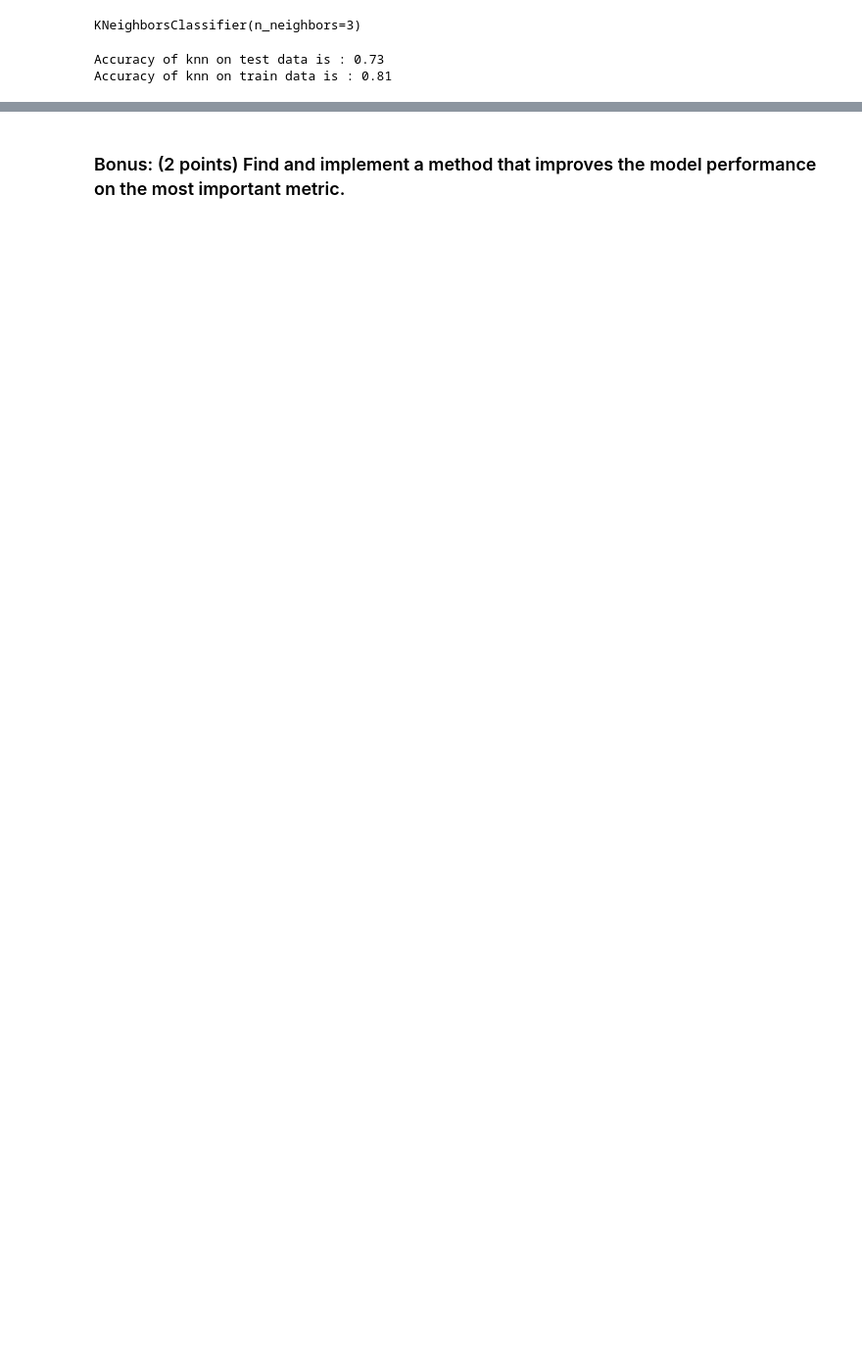
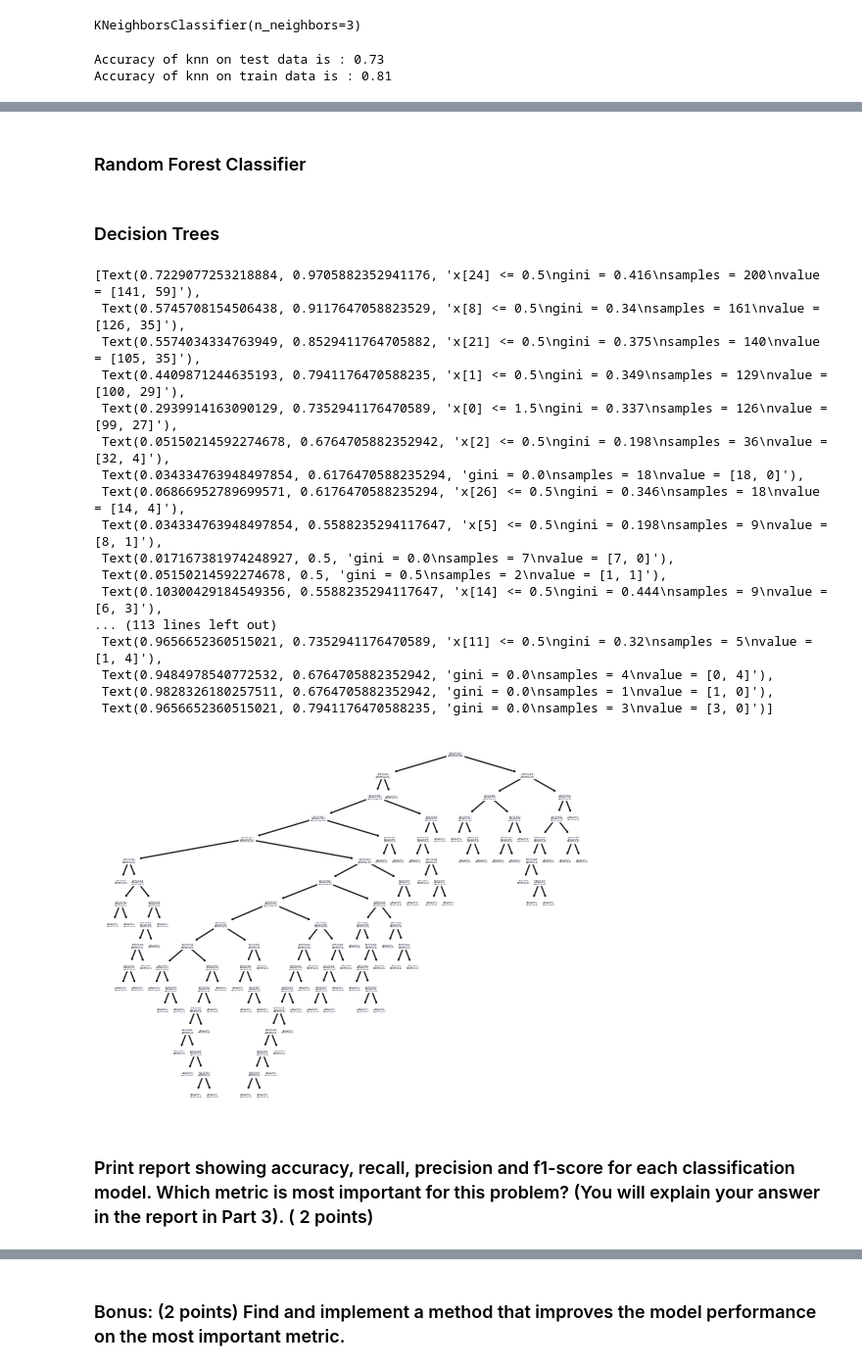
Before and after one commit to osvasali/COE379L_sp24, a Jupyter notebook: Project2/Project2.ipynb, the cells around one changed output, grey strips where cells are left out. Shown: that part at 98% size. Drawn from its saved outputs; the diff is of its cells as text; code cells hidden in the pictures; blank space fills up the shorter version.

```diff
--- a/Project2/Project2.ipynb
+++ b/Project2/Project2.ipynb
@@ -128,7 +128,7 @@ Categories (5, object): ['central', 'left_low', 'left_up', 'right_low', 'right_u
 import seaborn as sns
 import matplotlib.pyplot as plt
 
-sns.set_style("whitegrid")
+sns.set_style("darkgrid")
 
 # Class countplot
 plt.figure(figsize=(8, 6))
@@ -328,0 +376,48 @@ knn_gscv.fit(X_train, y_train)
+# %% [markdown]
+### Random Forest Classifier
+# %%
+from sklearn.ensemble import RandomForestClassifier
+from sklearn.model_selection import GridSearchCV
+
+X_train, X_test, y_train, y_test = train_test_split(X, y, test_size=0.3, stratify=y, random_state=1)
+
+model_rf = RandomForestClassifier()
+param_grid = {
+   "n_estimators": np.arange(start=10, stop=100, step=2),
+   "max_depth": np.arange(start=2, stop=20),
+   "min_samples_leaf": np.arange(start=1, stop=5),
+   "class_weight": [{0: 0.1, 1: 0.9}, {0: 0.2, 1: 0.8}, {0: 0.3, 1: 0.7}],
+}
+
+gscv = GridSearchCV(model_rf, param_grid, cv=5, n_jobs=8, scoring="recall", )
+gscv.fit(X_train, y_train)
+gscv.best_params_
+# %% [markdown]
+### Decision Trees
+# %%
+from sklearn.tree import DecisionTreeClassifier
+model_dt = DecisionTreeClassifier(random_state=1).fit(X_train, y_train)
+# %%
+from sklearn import tree
+tree.plot_tree(model_dt)
+# %% [output]
+[Text(0.7229077253218884, 0.9705882352941176, 'x[24] <= 0.5\ngini = 0.416\nsamples = 200\nvalue = [141, 59]'),
+ Text(0.5745708154506438, 0.9117647058823529, 'x[8] <= 0.5\ngini = 0.34\nsamples = 161\nvalue = [126, 35]'),
+ Text(0.5574034334763949, 0.8529411764705882, 'x[21] <= 0.5\ngini = 0.375\nsamples = 140\nvalue = [105, 35]'),
+ Text(0.4409871244635193, 0.7941176470588235, 'x[1] <= 0.5\ngini = 0.349\nsamples = 129\nvalue = [100, 29]'),
+ Text(0.2939914163090129, 0.7352941176470589, 'x[0] <= 1.5\ngini = 0.337\nsamples = 126\nvalue = [99, 27]'),
+ Text(0.05150214592274678, 0.6764705882352942, 'x[2] <= 0.5\ngini = 0.198\nsamples = 36\nvalue = [32, 4]'),
+ Text(0.034334763948497854, 0.6176470588235294, 'gini = 0.0\nsamples = 18\nvalue = [18, 0]'),
+ Text(0.06866952789699571, 0.6176470588235294, 'x[26] <= 0.5\ngini = 0.346\nsamples = 18\nvalue = [14, 4]'),
+ Text(0.034334763948497854, 0.5588235294117647, 'x[5] <= 0.5\ngini = 0.198\nsamples = 9\nvalue = [8, 1]'),
+ Text(0.017167381974248927, 0.5, 'gini = 0.0\nsamples = 7\nvalue = [7, 0]'),
+ Text(0.05150214592274678, 0.5, 'gini = 0.5\nsamples = 2\nvalue = [1, 1]'),
+ Text(0.10300429184549356, 0.5588235294117647, 'x[14] <= 0.5\ngini = 0.444\nsamples = 9\nvalue = [6, 3]'),
+... (113 lines left out)
+ Text(0.9656652360515021, 0.7352941176470589, 'x[11] <= 0.5\ngini = 0.32\nsamples = 5\nvalue = [1, 4]'),
+ Text(0.9484978540772532, 0.6764705882352942, 'gini = 0.0\nsamples = 4\nvalue = [0, 4]'),
+ Text(0.9828326180257511, 0.6764705882352942, 'gini = 0.0\nsamples = 1\nvalue = [1, 0]'),
+ Text(0.9656652360515021, 0.7941176470588235, 'gini = 0.0\nsamples = 3\nvalue = [3, 0]')]
+[figure, added]
+# %% [markdown]
+### Print report showing accuracy, recall, precision and f1-score for each classification model. Which metric is most important for this problem? (You will explain your answer in the report in Part 3). ( 2 points)
```
Also changed, not shown: parts of 28 cells of this notebook.
